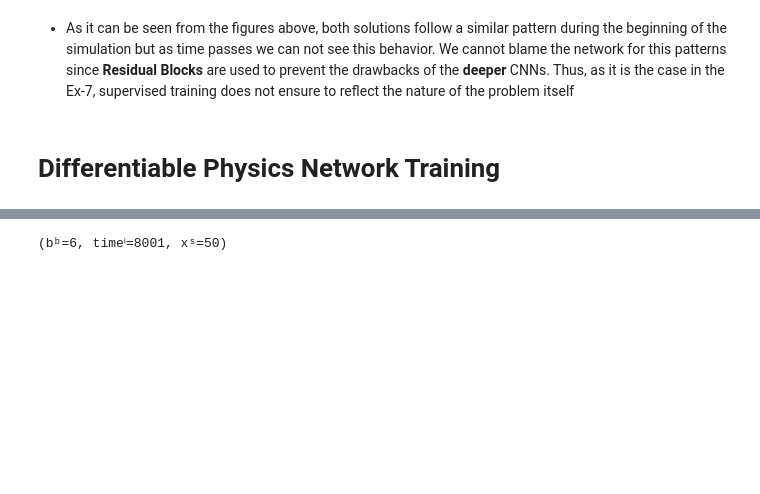
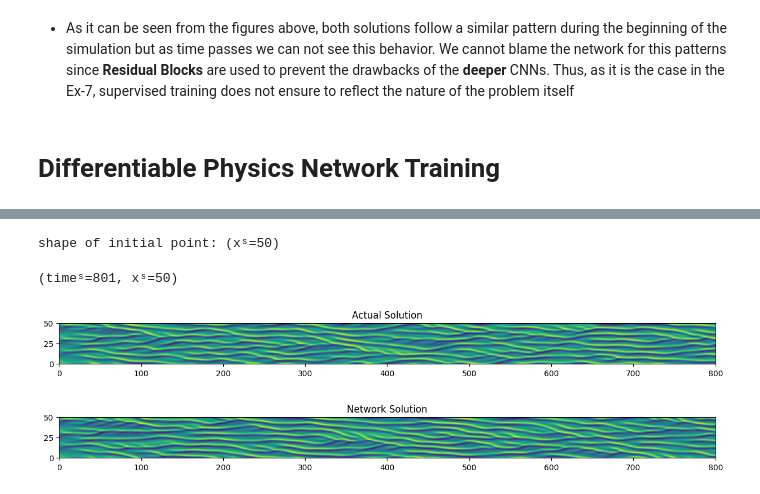
Before and after one commit to Stargazer1998/adv_dl_physics, a Jupyter notebook: exercise-10/exercise-10.ipynb, the cells around one changed output, grey strips where cells are left out. Saved outputs shown, nothing was run; the diff lists cells and outputs as text; code cells hidden in the pictures; blank space fills up the shorter version.

```diff
--- a/exercise-10/exercise-10.ipynb
+++ b/exercise-10/exercise-10.ipynb
@@ -337,4 +349,29 @@ AssertionError: Cannot find permutation for (group0ᵇ=6, timeⁱ=3, xˢ=50, gro
-# %%
-u_traj_1.shape
-# %% [output]
-(bᵇ=6, timeⁱ=8001, xˢ=50)
+# %%
+u0 = u_test.time[0]
+with torch.no_grad():
+    u_pred = math.native_call(network_1, u0)
+print(f"shape of initial point: {u_pred.shape}")
+u_traj_pred = math.expand(u_pred, spatial('time'))
+for _ in range(800):
+    with torch.no_grad():
+        # from prev step predict the next time step
+        u_pred = math.native_call(network_1, u_pred)
+        u_traj_pred = math.concat([u_traj_pred,
+                                   math.expand(u_pred, spatial('time'))], 'time')
+u_traj_pred.shape
+# %% [output]
+shape of initial point: (xˢ=50)
+(timeˢ=801, xˢ=50)
+# %%
+u_test_plot = u_test.numpy(order = 'time, x')
+u_pred_plot = u_traj_pred.numpy(order = 'time, x')
+fig1, ax1 = plt.subplots(nrows=1, figsize=(15, 15))
+ax1.set_title('Actual Solution')
+ax1.imshow(np.transpose(u_test_plot), extent = [0, 800, 0, 50])
+fig2, ax2 = plt.subplots(nrows=1, figsize=(15, 15))
+ax2.set_title('Network Solution')
+ax2.imshow(np.transpose(u_pred_plot), extent = [0, 800, 0, 50])
+plt.subplots_adjust(hspace=0)
+# %% [output]
+[figure, added]
+[figure, added]
```
Also changed, not shown: parts of 7 cells of this notebook.
